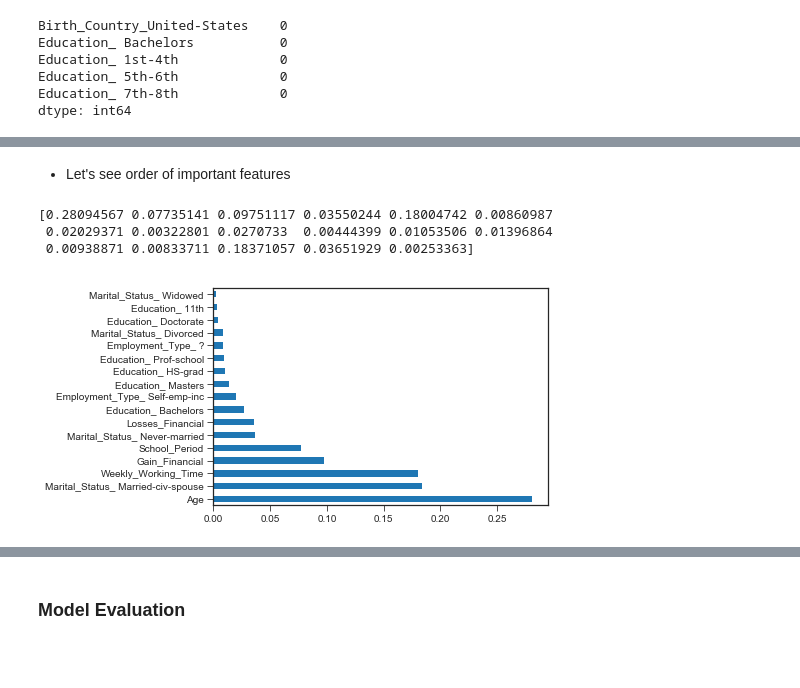
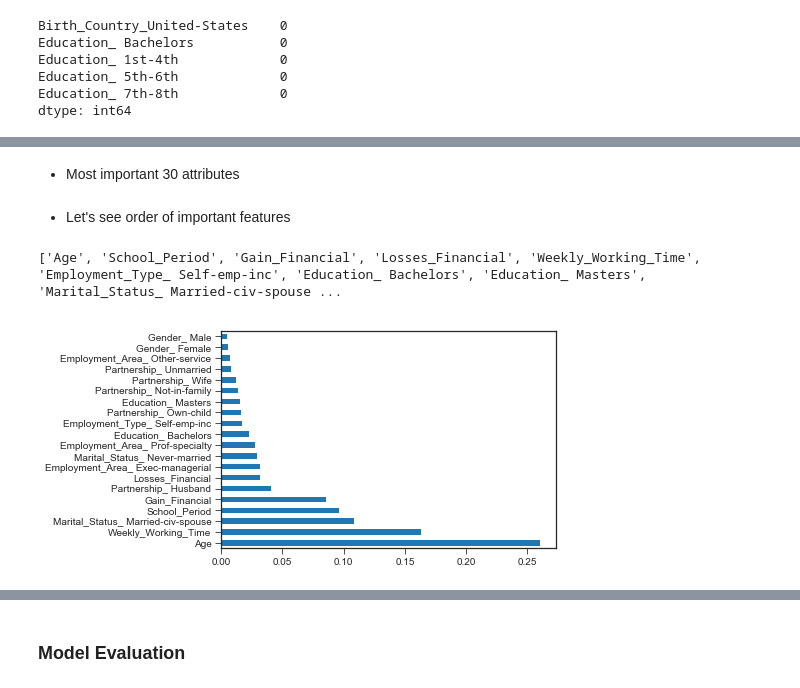
Before and after one commit to sefeoglu/AdultsDataSetUCI, a Jupyter notebook: Project_Assignment.ipynb, the cells around one changed output, grey strips where cells are left out. Saved outputs shown, nothing was run; the diff lists cells and outputs as text; code cells hidden in the pictures; blank space fills up the shorter version.

```diff
--- a/Project_Assignment.ipynb
+++ b/Project_Assignment.ipynb
@@ -358,17 +333,0 @@ colnames_selected = [X_train.columns[i] for i in indices_selected]
-# %%
-scoresCV = []
-scores = []
-
-for i in range(1,len(colnames_selected)):
-    clf = DecisionTreeClassifier()
-    listselect = colnames_selected[0:i]
-    scoreCV = cross_val_score(clf, X_train[listselect], y_train.astype('int'), cv= 10)
-    scores.append(np.mean(scoreCV))
-
-plt.figure(figsize=(15,5))
-plt.plot(range(1,len(scores)+1),scores, '.-')
-plt.axis("tight")
-plt.title('Feature Selection', fontsize=14)
-plt.xlabel('# Features', fontsize=12)
-plt.ylabel('Score', fontsize=12)
-plt.grid();
@@ -377,7 +334,4 @@ plt.grid();
-# %%
-colnames_selected = colnames_selected[:17]
-X_train_selected = X_train[colnames_selected]
-X_test_selected = X_test[colnames_selected]
-X_val_selected = X_val[colnames_selected]
+# %% [markdown]
+* Most important 30 attributes
 # %% [markdown]
 * Let's see order of important features
@@ -384,13 +343,23 @@ X_val_selected = X_val[colnames_selected]
+# %%
+split_size=0.3
+
+#Creation of Train and Test dataset
+X_train, X_test, y_train, y_test = train_test_split(X_known[colnames_selected],y_known,test_size=split_size,random_state=22)
+
+#Creation of Train and validation dataset
+X_train, X_val, y_train, y_val = train_test_split(X_train,y_train,test_size=0.2,random_state=5)
+# %%
+select = sklearn.feature_selection.SelectKBest(k=20)
+selected_features = select.fit(X_train,y_train.astype('int'))
+indices_selected = selected_features.get_support(indices = True)
+colnames_selected = [X_train.columns[i] for i in indices_selected]
 # %%
+print(colnames_selected)
 model = ExtraTreesClassifier()
-model.fit(X_train_selected,y_train.astype('int'))
-print(model.feature_importances_) #use inbuilt class feature_importances of tree based classifiers
-#plot graph of feature importances for better visualization
-feat_importances = pd.Series(model.feature_importances_, index=X_train_selected.columns)
-feat_importances.nlargest(25).plot(kind='barh')
+model.fit(X_train,y_train.astype('int'))
+feat_importances = pd.Series(model.feature_importances_, index=X_train.columns)
+feat_importances.nlargest(20).plot(kind='barh')
 plt.show()
 # %% [output]
-[0.28094567 0.07735141 0.09751117 0.03550244 0.18004742 0.00860987
- 0.02029371 0.00322801 0.0270733  0.00444399 0.01053506 0.01396864
- 0.00938871 0.00833711 0.18371057 0.03651929 0.00253363]
+['Age', 'School_Period', 'Gain_Financial', 'Losses_Financial', 'Weekly_Working_Time', 'Employment_Type_ Self-emp-inc', 'Education_ Bachelors', 'Education_ Masters', 'Marital_Status_ Married-civ-spouse ...
-[figure, old version]
+[figure, new version]
```
Also changed, not shown: parts of 21 cells of this notebook.
